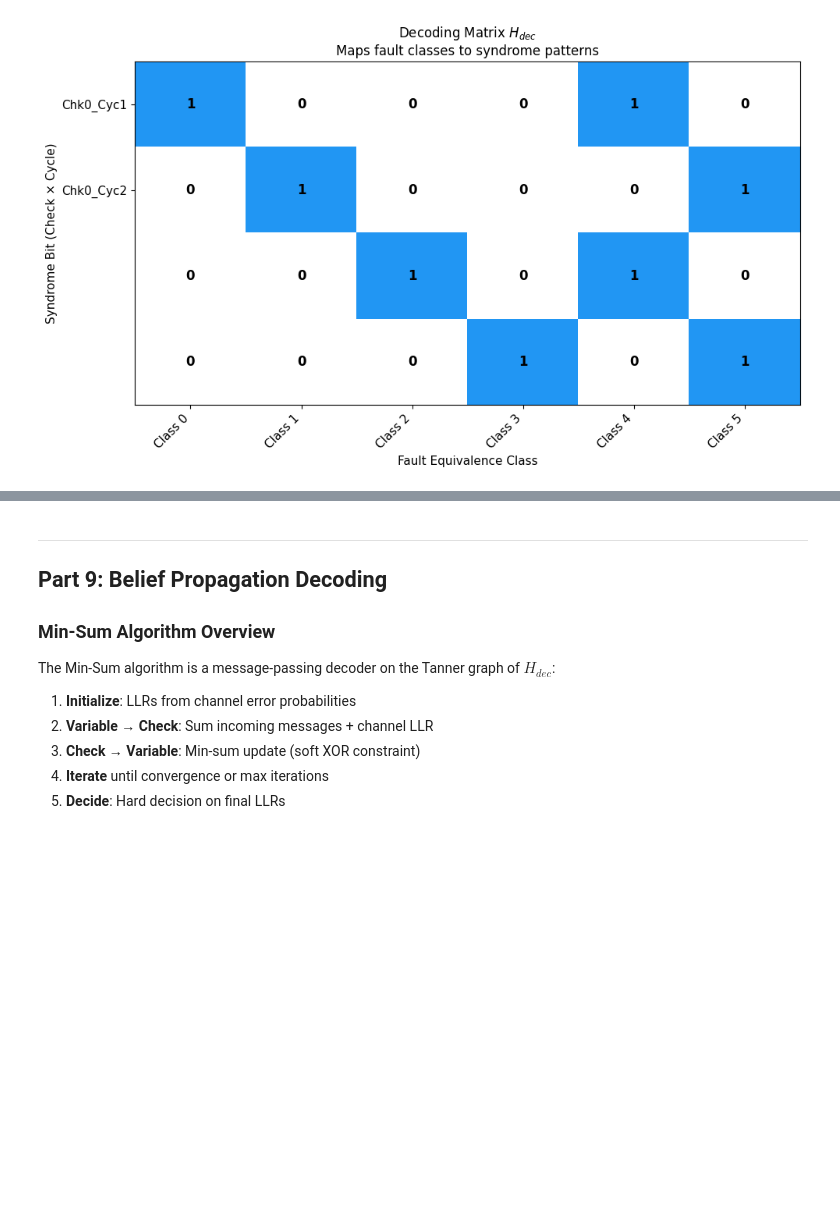
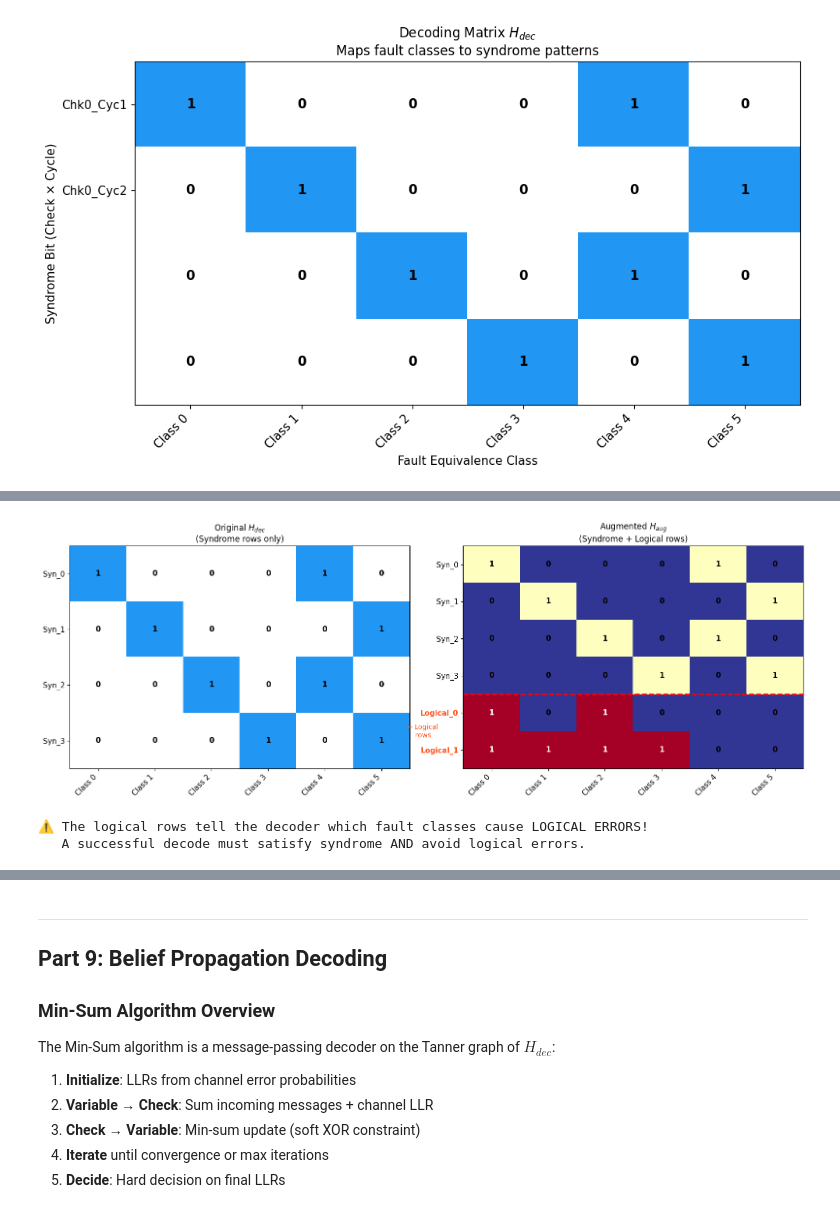
Before and after one commit to michelebanfi/qLDPC-branched-off, a Jupyter notebook: toy_example_visualization.ipynb, the cells around one changed output, grey strips where cells are left out. Saved outputs shown, nothing was run; the diff lists cells and outputs as text; code cells hidden in the pictures; blank space fills up the shorter version.

```diff
--- a/toy_example_visualization.ipynb
+++ b/toy_example_visualization.ipynb
@@ -951,0 +1277,67 @@ plt.show()
+# %%
+# Visualize the AUGMENTED decoding matrix
+fig, axes = plt.subplots(1, 2, figsize=(16, 6))
+
+# Original decoding matrix
+ax = axes[0]
+cmap = LinearSegmentedColormap.from_list('binary_blue', ['white', '#2196F3'])
+im = ax.imshow(H_dec, cmap=cmap, aspect='auto', vmin=0, vmax=1)
+
+# Use proper row labels matching H_dec shape
+row_labels = [f'Syn_{i}' for i in range(H_dec.shape[0])]
+col_labels = [f'Class {i}' for i in range(H_dec.shape[1])]
+ax.set_xticks(range(len(col_labels)))
+ax.set_xticklabels(col_labels, rotation=45, ha='right')
+ax.set_yticks(range(len(row_labels)))
+ax.set_yticklabels(row_labels)
+for i in range(H_dec.shape[0]):
+    for j in range(H_dec.shape[1]):
+        ax.text(j, i, str(H_dec[i,j]), ha='center', va='center', fontsize=11, fontweight='bold')
+ax.set_title('Original $H_{dec}$\n(Syndrome rows only)', fontsize=12)
+
+# Augmented matrix
+ax = axes[1]
+# Use different colors for syndrome vs logical rows
+cmap_syn = LinearSegmentedColormap.from_list('syn', ['white', '#2196F3'])
+cmap_log = LinearSegmentedColormap.from_list('log', ['white', '#FF5722'])
+
+# Create combined colormap display
+display_matrix = H_aug.copy().astype(float)
+for i in range(H_dec.shape[0], H_aug.shape[0]):
+    display_matrix[i, :] = H_aug[i, :] * 2  # Mark logical rows differently
+
+im = ax.imshow(display_matrix, cmap='RdYlBu_r', aspect='auto', vmin=0, vmax=2)
+
+row_labels_aug = [f'Syn_{i}' for i in range(H_dec.shape[0])] + [f'Logical_{i}' for i in range(n_logical)]
+ax.set_xticks(range(len(col_labels)))
+ax.set_xticklabels(col_labels, rotation=45, ha='right')
+ax.set_yticks(range(len(row_labels_aug)))
+ax.set_yticklabels(row_labels_aug)
+
+# Color-code the row labels
+for i, label in enumerate(ax.get_yticklabels()):
+    if 'Logical' in label.get_text():
+        label.set_color('#FF5722')
+        label.set_fontweight('bold')
+
+for i in range(H_aug.shape[0]):
+    for j in range(H_aug.shape[1]):
+        color = 'white' if (H_aug[i,j] == 1 and i >= H_dec.shape[0]) else 'black'
+        ax.text(j, i, str(H_aug[i,j]), ha='center', va='center', fontsize=11, fontweight='bold', color=color)
+
+# Add separator line
+ax.axhline(H_dec.shape[0] - 0.5, color='red', linewidth=2, linestyle='--')
+ax.text(-1.5, H_dec.shape[0] + 0.5, '← Logical\n    rows', fontsize=10, color='#FF5722', va='center')
+
+ax.set_title('Augmented $H_{aug}$\n(Syndrome + Logical rows)', fontsize=12)
+
+plt.tight_layout()
+plt.savefig('info_vis/08b_augmented_decoding_matrix.png', dpi=150, bbox_inches='tight')
+plt.show()
+
+print("\n⚠️ The logical rows tell the decoder which fault classes cause LOGICAL ERRORS!")
+print("   A successful decode must satisfy syndrome AND avoid logical errors.")
+# %% [output]
+[figure, added]
+⚠️ The logical rows tell the decoder which fault classes cause LOGICAL ERRORS!
+   A successful decode must satisfy syndrome AND avoid logical errors.
```
Also changed, not shown: parts of 8 cells of this notebook.
